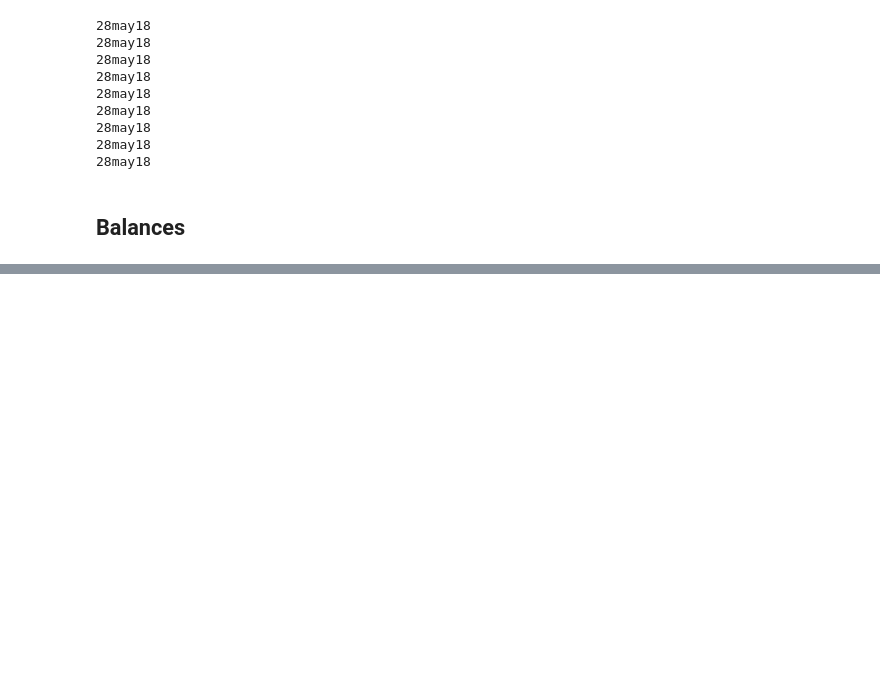
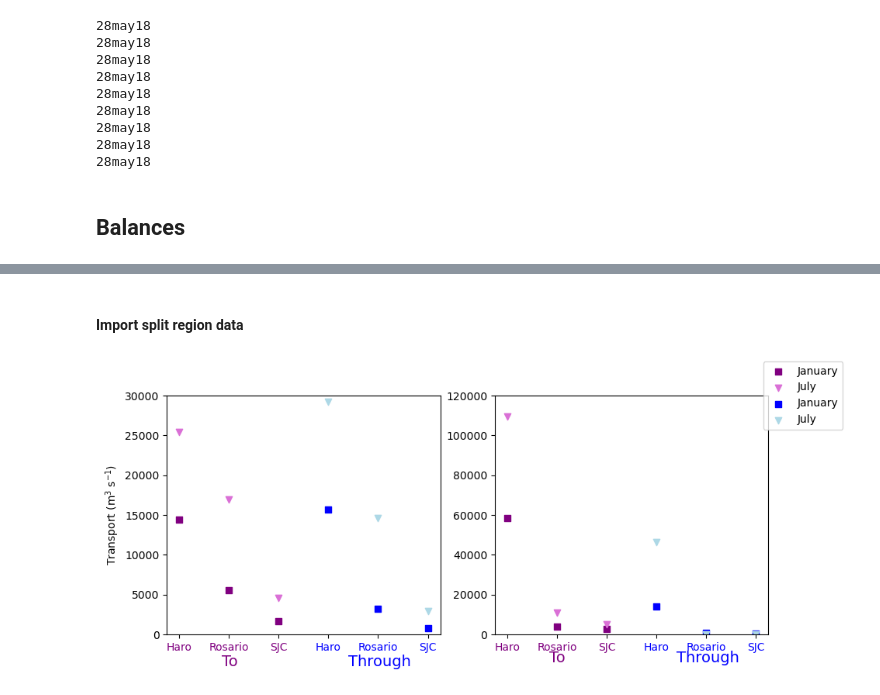
Before and after one commit to SalishSeaCast/analysis-camryn, a Jupyter notebook: Ariane/calculate_balances_avg.ipynb, the cells around one changed output, grey strips where cells are left out. Saved outputs shown, nothing was run; the diff lists cells and outputs as text; code cells hidden in the pictures; blank space fills up the shorter version.

```diff
--- a/Ariane/calculate_balances_avg.ipynb
+++ b/Ariane/calculate_balances_avg.ipynb
@@ -518,0 +630,2 @@ ax.set_ylim([170,450])
+# %% [markdown]
+#### Import split region data
@@ -518,0 +649,56 @@ ax.set_ylim([170,450])
+# %%
+days_mon_split = [31,28,31,30,31,30,31,31,30,31,30,31]
+
+prtoharo_avgtransp = np.sum(prtoharo)/days_mon_split/23
+prtoros_avgtransp = np.sum(prtoros)/days_mon_split/23
+prtosjc_avgtransp = np.sum(prtosjc)/days_mon_split/23
+
+vstoharo_avgtransp = np.sum(vstoharo)/days_mon_split/23
+vstoros_avgtransp = np.sum(vstoros)/days_mon_split/23
+vstosjc_avgtransp = np.sum(vstosjc)/days_mon_split/23
+
+admtoharo_avgtransp = np.sum(admtoharo)/days_mon_split/23
+admtoros_avgtransp = np.sum(admtoros)/days_mon_split/23
+admtosjc_avgtransp = np.sum(admtosjc)/days_mon_split/23
+
+N2haro = vstoharo_avgtransp + admtoharo_avgtransp
+N2ros = vstoros_avgtransp + admtoros_avgtransp
+N2sjc = vstosjc_avgtransp + admtosjc_avgtransp
+# %%
+fig,[ax,ax2] = plt.subplots(1,2,figsize=(10,4))
+
+ax.scatter([0,1,2],[prtoharo_avgtransp[0],prtoros_avgtransp[0],prtosjc_avgtransp[0]],label='January',color='purple',marker='s')
+ax.scatter([0,1,2],[prtoharo_avgtransp[6],prtoros_avgtransp[6],prtosjc_avgtransp[6]],label='July',color='orchid',marker='v')
+ax.scatter([3,4,5],[S_haro[0],S_ros[0],S_sjc[0]],label='January',color='blue',marker='s')
+ax.scatter([3,4,5],[S_haro[6],S_ros[6],S_sjc[6]],label='July',color='lightblue',marker='v')
+
+ax.set_xticks([0,1,2,3,4,5])
+ax.set_xticklabels(['Haro','Rosario','SJC','Haro','Rosario','SJC'],color='purple')
+ax.set_ylim([0,30000])
+red_xticks = [3, 4,5]
+for i in red_xticks:
+    ax.get_xticklabels()[i].set_color('blue')
+
+ax.set_ylabel(r'Transport (m$^3$ s$^{-1}$)')
+# ax.set_title('Transport from PointRob to VicSill')
+ax.text(0.85,-4000,'To',fontsize=14,color='purple')
+ax.text(3.4,-4000,'Through',fontsize=14,color='blue')
+
+ax2.scatter([0,1,2],[N2haro[0],vstoros_avgtransp[0],vstosjc_avgtransp[0]],color='purple',marker='s')
+ax2.scatter([0,1,2],[N2haro[6],vstoros_avgtransp[6],vstosjc_avgtransp[6]],color='orchid',marker='v')
+ax2.scatter([3,4,5],[N_haro[0],N_ros[0],N_sjc[0]],color='blue',marker='s')
+ax2.scatter([3,4,5],[N_haro[6],N_ros[6],N_sjc[6]],color='lightblue',marker='v')
+
+ax2.set_xticks([0,1,2,3,4,5])
+ax2.set_xticklabels(['Haro','Rosario','SJC','Haro','Rosario','SJC'],color='purple')
+
+red_xticks = [3, 4,5]
+for i in red_xticks:
+    ax2.get_xticklabels()[i].set_color('blue')
+
+ax2.text(0.85,-14000,'To',fontsize=14,color='purple')
+ax2.text(3.4,-14000,'Through',fontsize=14,color='blue')
+ax2.set_ylim([0,120000])
+fig.legend();
+# %% [output]
+[figure, added]
```
Also changed, not shown: parts of 18 cells of this notebook.
